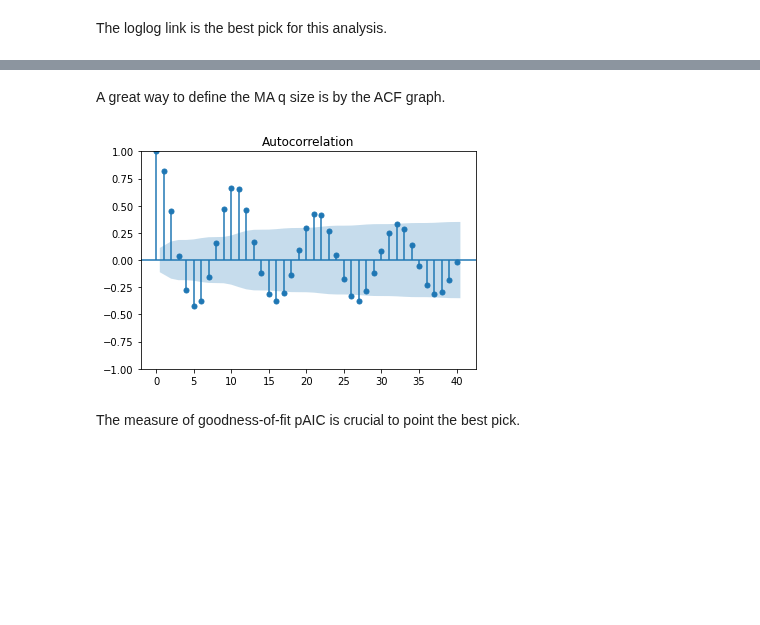
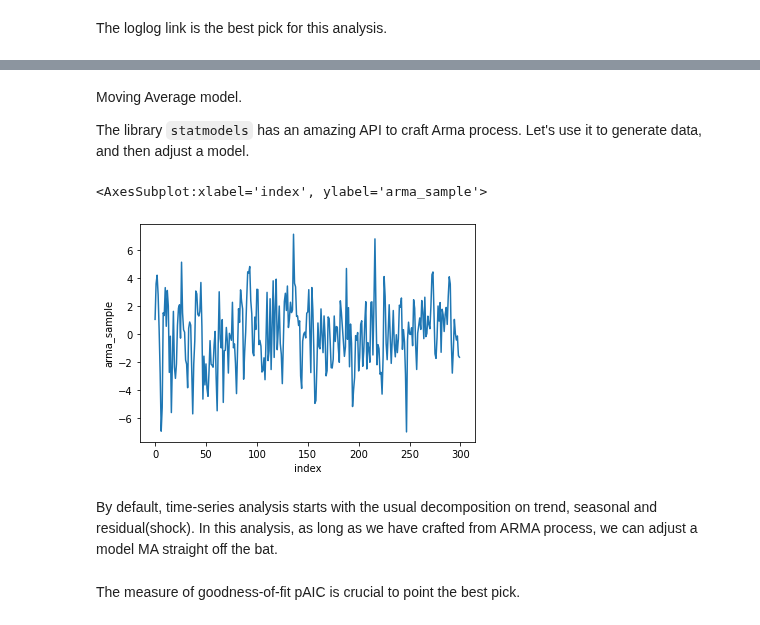
Before and after one commit to jeancmaia/mcglm, a Jupyter notebook: nbks/tutorial_mcglm.ipynb, the cells around one changed output, grey strips where cells are left out. Cells and saved outputs as stored; diff of their text form; code cells hidden in the pictures; blank space fills up the shorter version.

```diff
--- a/nbks/tutorial_mcglm.ipynb
+++ b/nbks/tutorial_mcglm.ipynb
@@ -478,7 +415,4 @@ sns.lineplot(dta["YEAR"], dta["SUNACTIVITY"])
-# %% [markdown]
-A great way to define the MA q size is by the ACF graph.
-# %%
-sm.graphics.tsa.plot_acf(dta["SUNACTIVITY"].squeeze(), lags=40)
-plt.show()
-# %% [output]
-[figure, removed]
+# %% [markdown]
+Moving Average model.
+
+The library `statmodels` has an amazing API to craft Arma process. Let's use it to generate data, and then adjust a model.
@@ -485,3 +432,10 @@ plt.show()
+# %%
+sns.lineplot(data["index"], data["arma_sample"])
+# %% [output]
+<AxesSubplot:xlabel='index', ylabel='arma_sample'>
+[figure, added]
+# %% [markdown]
+By default, time-series analysis starts with the usual decomposition on trend, seasonal and residual(shock). In this analysis, as long as we have crafted from ARMA process, we can adjust a model MA straight off the bat.
 # %% [markdown]
 The measure of goodness-of-fit pAIC is crucial to point the best pick.
 # %%
```
Also changed, not shown: parts of 32 cells of this notebook, 7 other files.
